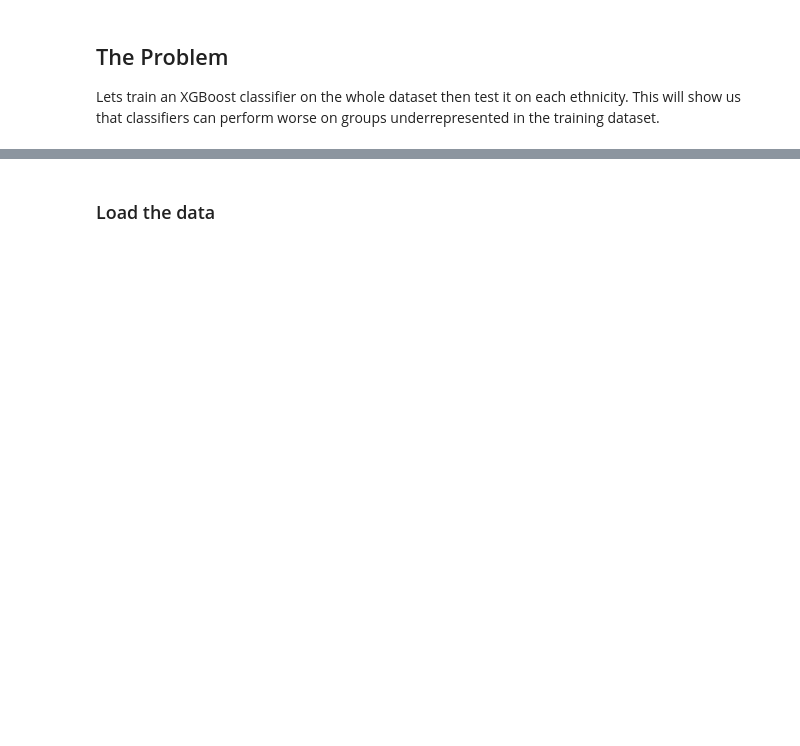
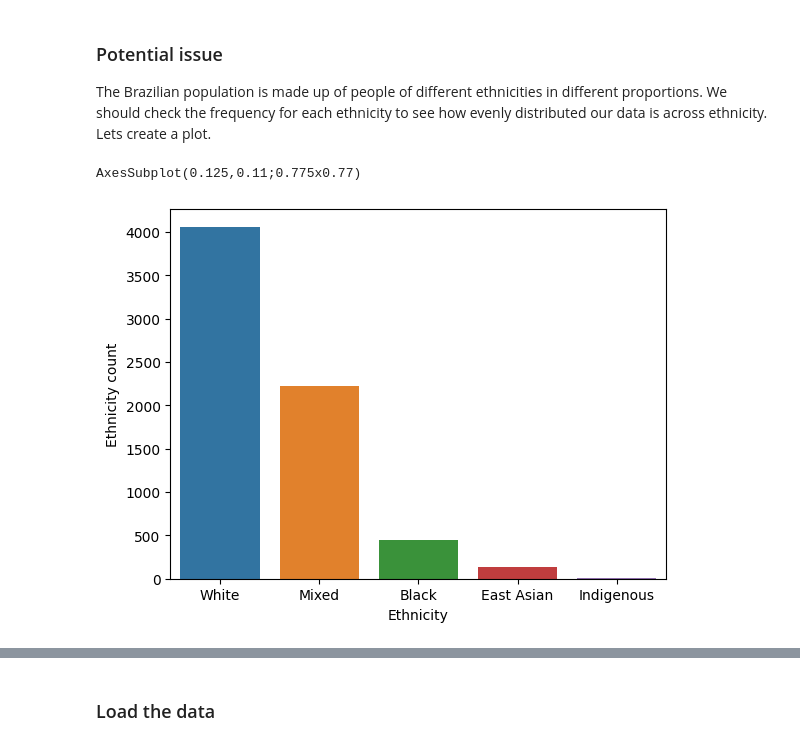
Before and after one commit to vanderschaarlab/synthetic-data-lab, a Jupyter notebook: Tutorials/Case Study 2 - Fairness.ipynb, the cells around one changed output, grey strips where cells are left out. Drawn from its saved outputs; the diff is of its cells as text; code cells hidden in the pictures; blank space fills up the shorter version.

```diff
--- a/Tutorials/Case Study 2 - Fairness.ipynb
+++ b/Tutorials/Case Study 2 - Fairness.ipynb
@@ -55,4 +78,10 @@ ethnicity_mapper = {
 # %% [markdown]
-## The Problem
+### Potential issue
 
-Lets train an XGBoost classifier on the whole dataset then test it on each ethnicity. This will show us that classifiers can perform worse on groups underrepresented in the training dataset.
+The Brazilian population is made up of people of different ethnicities in different proportions. We should check the frequency for each ethnicity to see how evenly distributed our data is across ethnicity. Lets create a plot.
+# %%
+ethnicity_frequency_data = pd.DataFrame(data=X["Ethnicity"].value_counts().rename(ethnicity_mapper), columns=["Ethnicity"]).reset_index().rename(columns={"index": "Ethnicity", "Ethnicity": "Ethnicity count"})
+print(sns.barplot(data=ethnicity_frequency_data, x="Ethnicity", y="Ethnicity count"))
+# %% [output]
+AxesSubplot(0.125,0.11;0.775x0.77)
+[figure, added]
```
Also changed, not shown: parts of 21 cells of this notebook, 3 other files.
